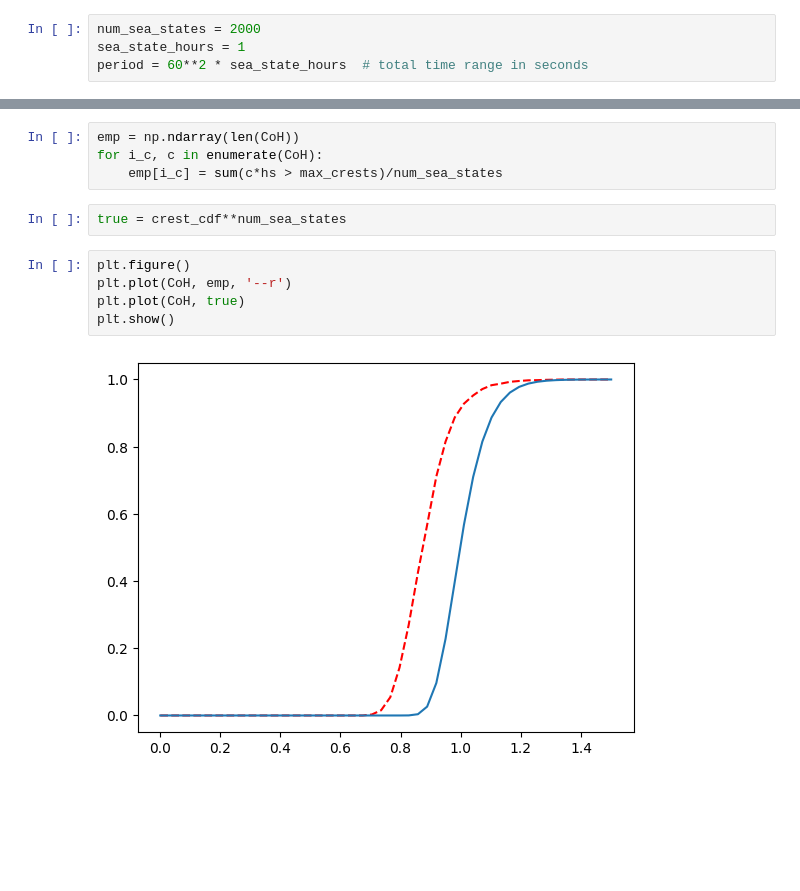
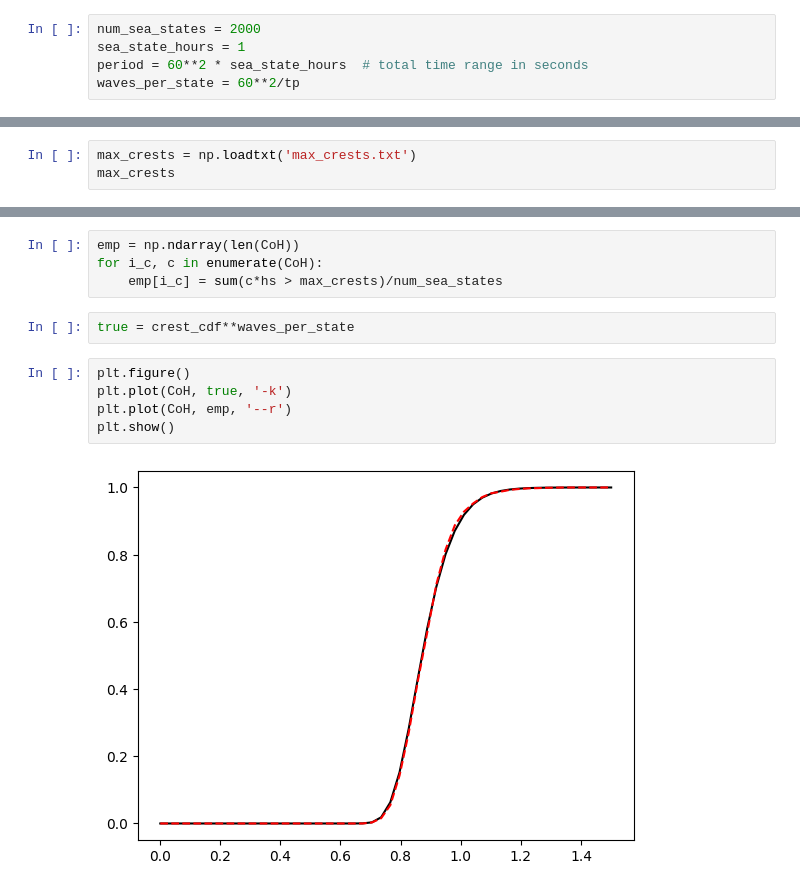
Before and after one commit to speers26/Linear-Waves-and-Base-Shear-Estimation-, a Jupyter notebook: crest_dist_est.ipynb, the cells around one changed output, grey strips where cells are left out. Cells and saved outputs as stored; diff of their text form; blank space fills up the shorter version.

```diff
--- a/crest_dist_est.ipynb
+++ b/crest_dist_est.ipynb
@@ -15,6 +15,7 @@ a = 0
 num_sea_states = 2000
 sea_state_hours = 1
 period = 60**2 * sea_state_hours  # total time range in seconds
+waves_per_state = 60**2/tp
 # %%
 z_num = 150
 z_range = np.linspace(-depth, 50, z_num)
@@ -78,0 +62,3 @@ np.savetxt('max_crests.txt', max_crests, delimiter=',')
+# %%
+max_crests = np.loadtxt('max_crests.txt')
+max_crests
@@ -87,11 +76,11 @@ emp = np.ndarray(len(CoH))
 for i_c, c in enumerate(CoH):
     emp[i_c] = sum(c*hs > max_crests)/num_sea_states
 # %%
-true = crest_cdf**num_sea_states
+true = crest_cdf**waves_per_state
 # %%
 plt.figure()
+plt.plot(CoH, true, '-k')
 plt.plot(CoH, emp, '--r')
-plt.plot(CoH, true)
 plt.show()
 # %% [output]
-[figure, old version]
+[figure, new version]
```
Also changed, not shown: parts of 2 cells of this notebook.
